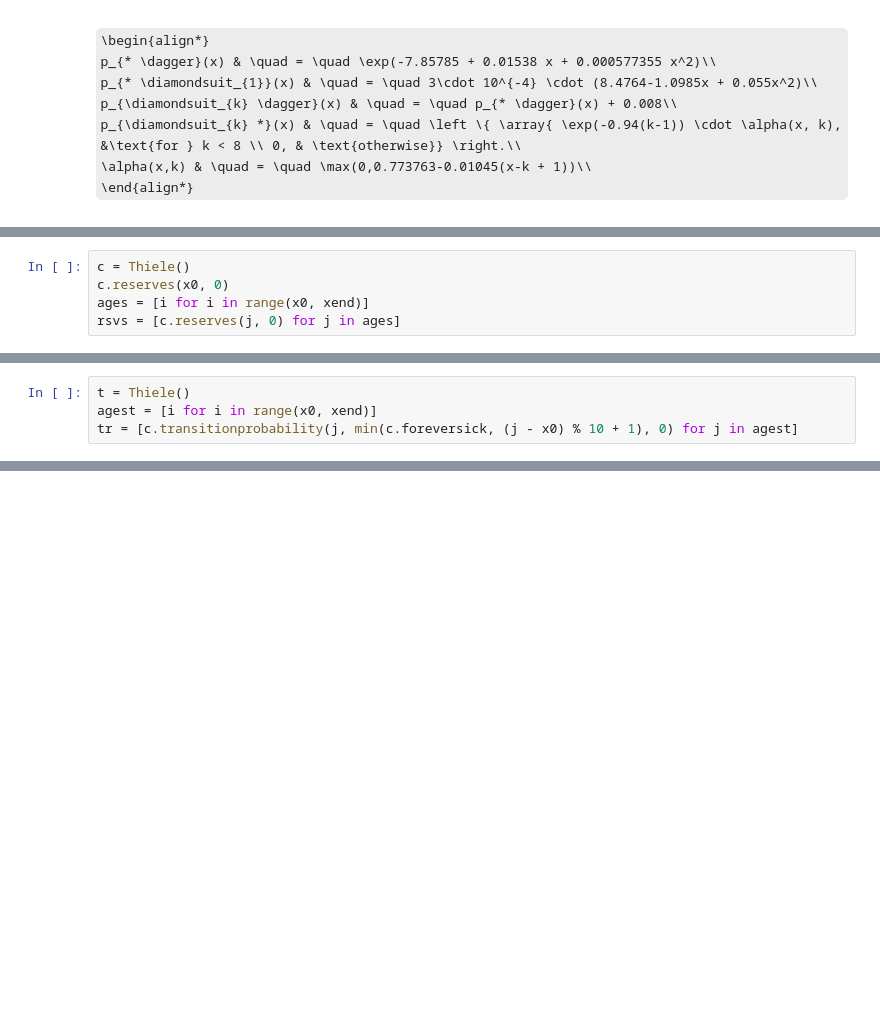
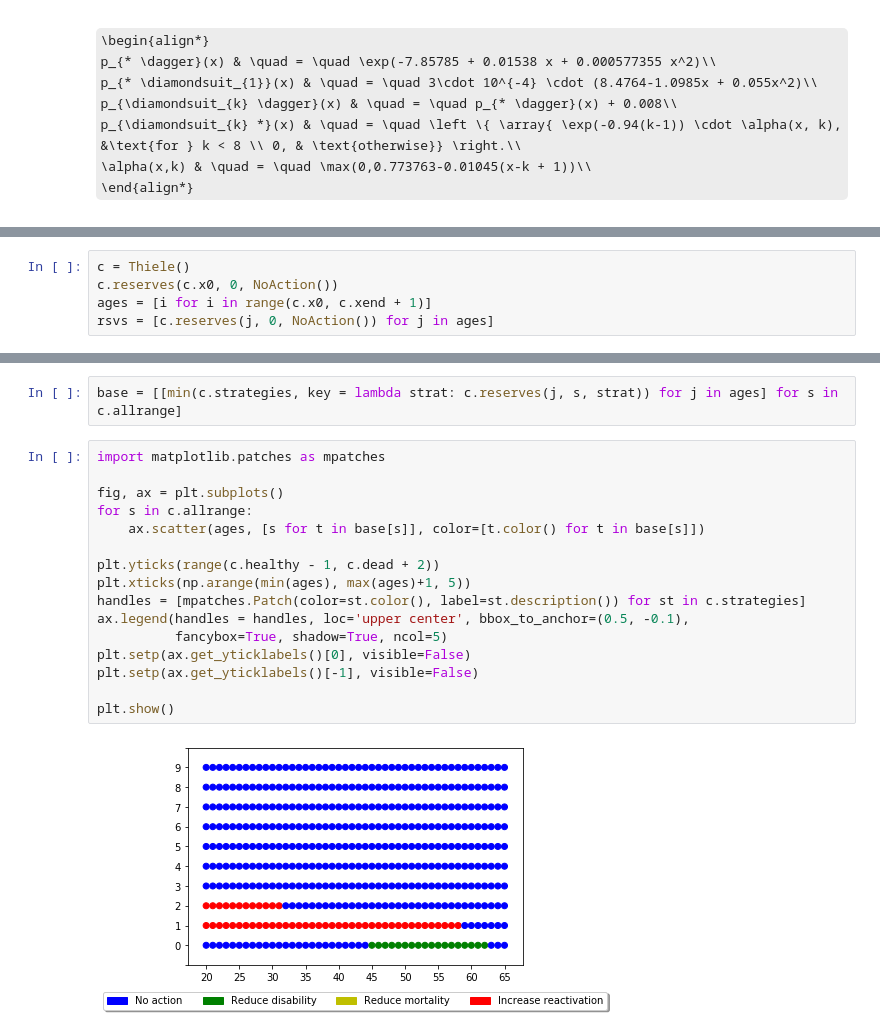
Before and after one commit to valeriogianella/jupiter-notebooks, a Jupyter notebook: SelectedTopicsExam.ipynb, the cells around one changed output, grey strips where cells are left out. Cells and saved outputs as stored; diff of their text form; some formulas as TeX source; blank space fills up the shorter version.

```diff
--- a/SelectedTopicsExam.ipynb
+++ b/SelectedTopicsExam.ipynb
@@ -127,5 +228,5 @@ print(c.stati[20][0])
 # %%
 c = Thiele()
-c.reserves(x0, 0)
-ages = [i for i in range(x0, xend)]
-rsvs = [c.reserves(j, 0) for j in ages]
+c.reserves(c.x0, 0, NoAction())
+ages = [i for i in range(c.x0, c.xend + 1)]
+rsvs = [c.reserves(j, 0, NoAction()) for j in ages]
@@ -139,4 +232,0 @@ plt.show()
-# %%
-t = Thiele()
-agest = [i for i in range(x0, xend)]
-tr = [c.transitionprobability(j, min(c.foreversick, (j - x0) % 10 + 1), 0) for j in agest]
@@ -147,0 +245,20 @@ plt.show()
+# %%
+base = [[min(c.strategies, key = lambda strat: c.reserves(j, s, strat)) for j in ages] for s in c.allrange]
+# %%
+import matplotlib.patches as mpatches
+
+fig, ax = plt.subplots()
+for s in c.allrange:
+    ax.scatter(ages, [s for t in base[s]], color=[t.color() for t in base[s]])
+
+plt.yticks(range(c.healthy - 1, c.dead + 2))
+plt.xticks(np.arange(min(ages), max(ages)+1, 5))
+handles = [mpatches.Patch(color=st.color(), label=st.description()) for st in c.strategies]
+ax.legend(handles = handles, loc='upper center', bbox_to_anchor=(0.5, -0.1),
+          fancybox=True, shadow=True, ncol=5)
+plt.setp(ax.get_yticklabels()[0], visible=False)
+plt.setp(ax.get_yticklabels()[-1], visible=False)
+
+plt.show()
+# %% [output]
+[figure, added]
```
Also changed, not shown: parts of 13 cells of this notebook.
